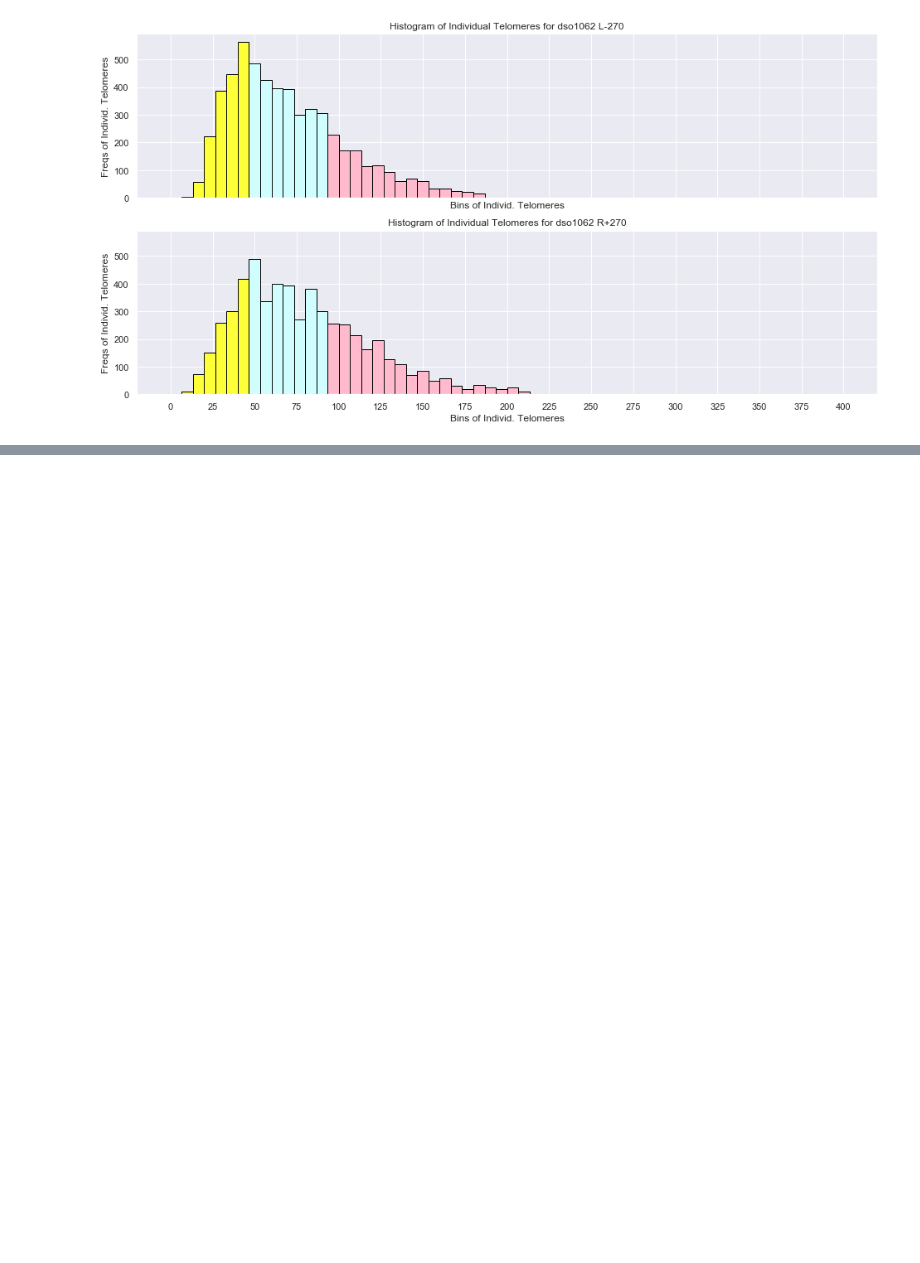
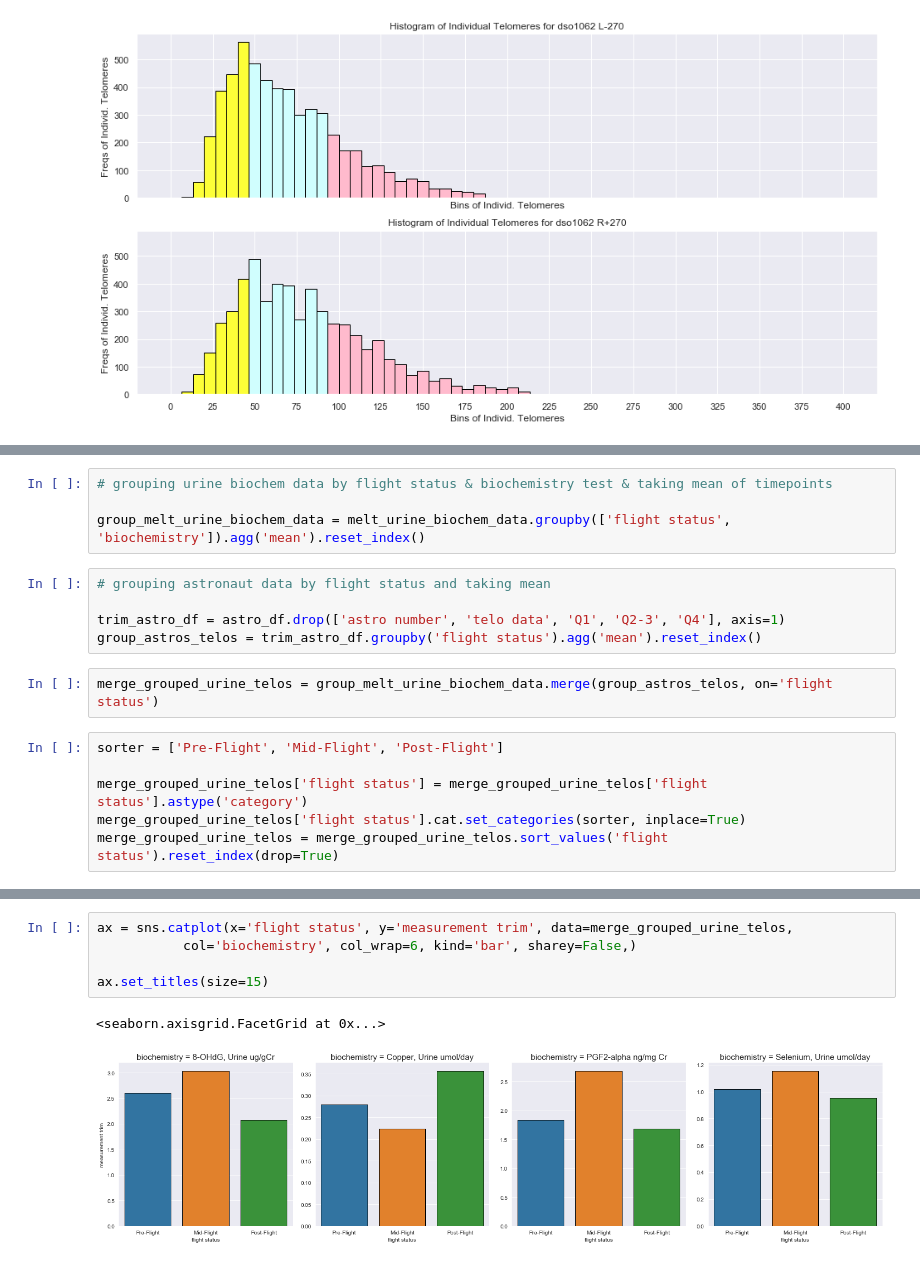
Before and after one commit to Jared-Luxton/NASA-astronauts-telomeres-chromosomes, a Jupyter notebook: NASA_telomeres/03a NASA Astros Telo Data Visualization and Stats.ipynb, the cells around one changed output, grey strips where cells are left out. Drawn from its saved outputs; the diff is of its cells as text; blank space fills up the shorter version.

```diff
--- a/NASA_telomeres/03a NASA Astros Telo Data Visualization and Stats.ipynb
+++ b/NASA_telomeres/03a NASA Astros Telo Data Visualization and Stats.ipynb
@@ -342,0 +354,17 @@ telo_ma.make_histograms_colored_by_quartile_for_astronauts(exploded_telos_astro_
+# %%
+# grouping urine biochem data by flight status & biochemistry test & taking mean of timepoints
+
+group_melt_urine_biochem_data = melt_urine_biochem_data.groupby(['flight status', 'biochemistry']).agg('mean').reset_index()
+# %%
+# grouping astronaut data by flight status and taking mean
+
+trim_astro_df = astro_df.drop(['astro number', 'telo data', 'Q1', 'Q2-3', 'Q4'], axis=1)
+group_astros_telos = trim_astro_df.groupby('flight status').agg('mean').reset_index()
+# %%
+merge_grouped_urine_telos = group_melt_urine_biochem_data.merge(group_astros_telos, on='flight status')
+# %%
+sorter = ['Pre-Flight', 'Mid-Flight', 'Post-Flight']
+
+merge_grouped_urine_telos['flight status'] = merge_grouped_urine_telos['flight status'].astype('category')
+merge_grouped_urine_telos['flight status'].cat.set_categories(sorter, inplace=True)
+merge_grouped_urine_telos = merge_grouped_urine_telos.sort_values('flight status').reset_index(drop=True)
@@ -342,0 +398,8 @@ telo_ma.make_histograms_colored_by_quartile_for_astronauts(exploded_telos_astro_
+# %%
+ax = sns.catplot(x='flight status', y='measurement trim', data=merge_grouped_urine_telos,
+           col='biochemistry', col_wrap=6, kind='bar', sharey=False,)
+
+ax.set_titles(size=15)
+# %% [output]
+<seaborn.axisgrid.FacetGrid at 0x...>
+[figure, added]
```
Also changed, not shown: parts of 20 cells of this notebook.
